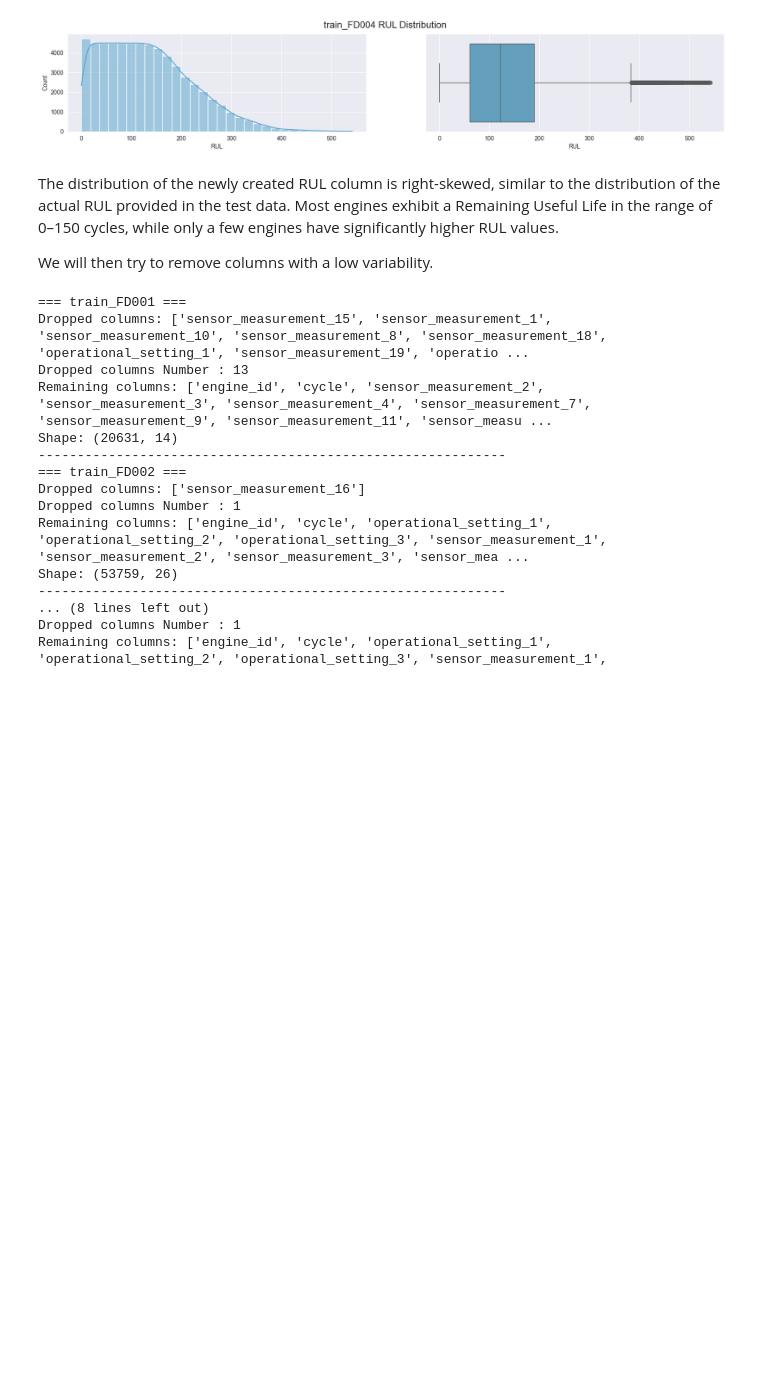
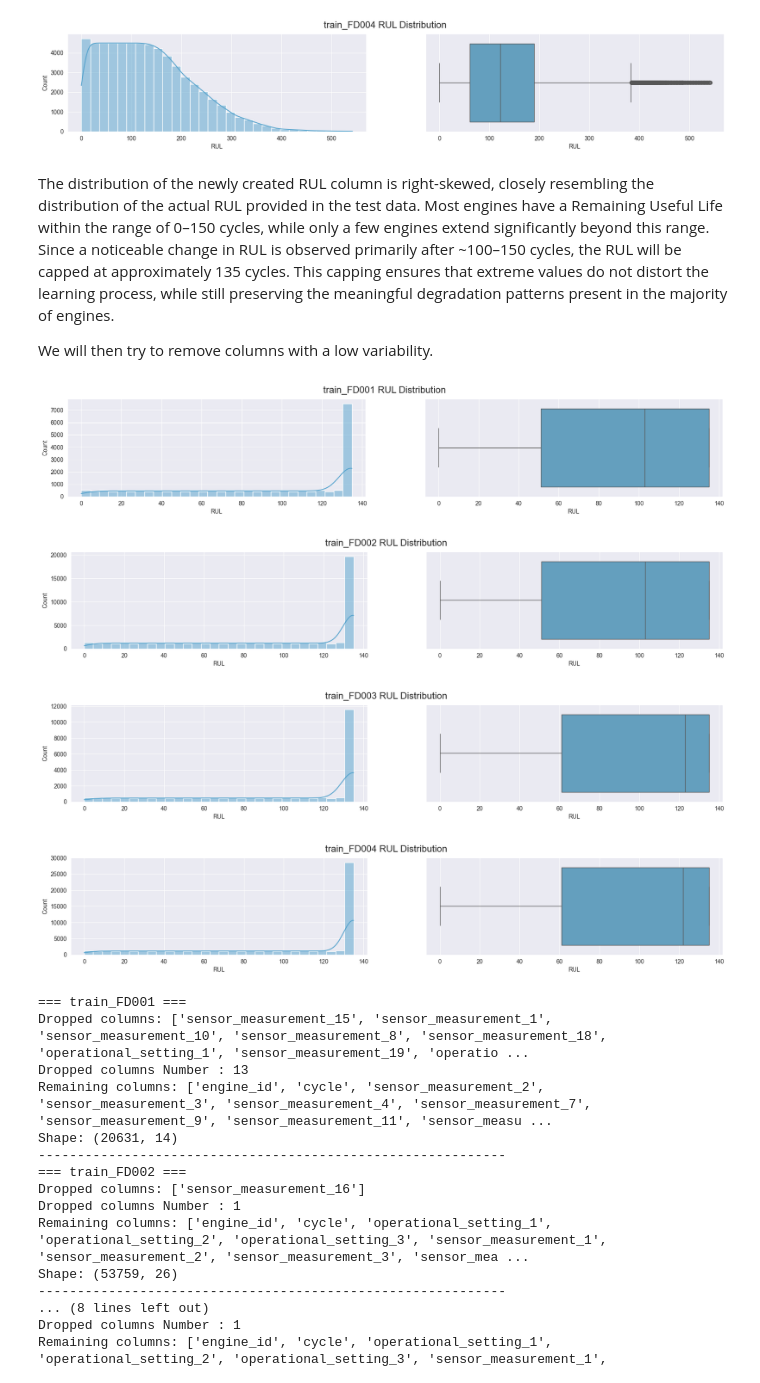
Before and after one commit to George-Njuguna/Prediction-of-Remaining-Useful-life-RUL-of-engine, a Jupyter notebook: Feature_Engineering.ipynb, the cells around one changed output. Cells and saved outputs as stored; diff of their text form; code cells hidden in the pictures; blank space fills up the shorter version.

Commit message:
Capped_RUL

```diff
--- a/Feature_Engineering.ipynb
+++ b/Feature_Engineering.ipynb
@@ -141,9 +142,34 @@ for name , df in train_dfs.items():
 [figure]
 [figure]
 # %% [markdown]
-The distribution of the newly created RUL column is right-skewed, similar to the distribution of the actual RUL provided in the test data. Most engines exhibit a Remaining Useful Life in the range of 0–150 cycles, while only a few engines have significantly higher RUL values.
+The distribution of the newly created RUL column is right-skewed, closely resembling the distribution of the actual RUL provided in the test data. Most engines have a Remaining Useful Life within the range of 0–150 cycles, while only a few engines extend significantly beyond this range.
+Since a noticeable change in RUL is observed primarily after ~100–150 cycles, the RUL will be capped at approximately 135 cycles. This capping ensures that extreme values do not distort the learning process, while still preserving the meaningful degradation patterns present in the majority of engines.
 
 We will then try to remove columns with a low variability.
+# %%
+ # Capping at 135
+def cap_column(df, col, threshold=135):
+    df[col] = np.where(df[col] > threshold, threshold, df[col])
+    return df
+
+# Apply to all train_dfs
+for name, df in train_dfs.items():
+    train_dfs[name] = cap_column(df, 'RUL', threshold=135)
+# %%
+for name , df in train_dfs.items():
+    fig, ax = plt.subplots( nrows=1, ncols =2 , figsize=(20,3) )
+    ax.flatten()
+
+    sns.histplot(x = df['RUL'] , kde = True , bins = 30 ,ax = ax[0])
+    sns.boxplot(x = df['RUL'] , ax = ax[1])
+
+    plt.suptitle(f"{name} RUL Distribution" , fontsize = 16 )
+    plt.show()
+# %% [output]
+[figure, added]
+[figure, added]
+[figure, added]
+[figure, added]
 # %%
 threshold = 0.01
 cleaned_dfs = {}
```
Also changed, not shown: parts of 1 cell of this notebook.
